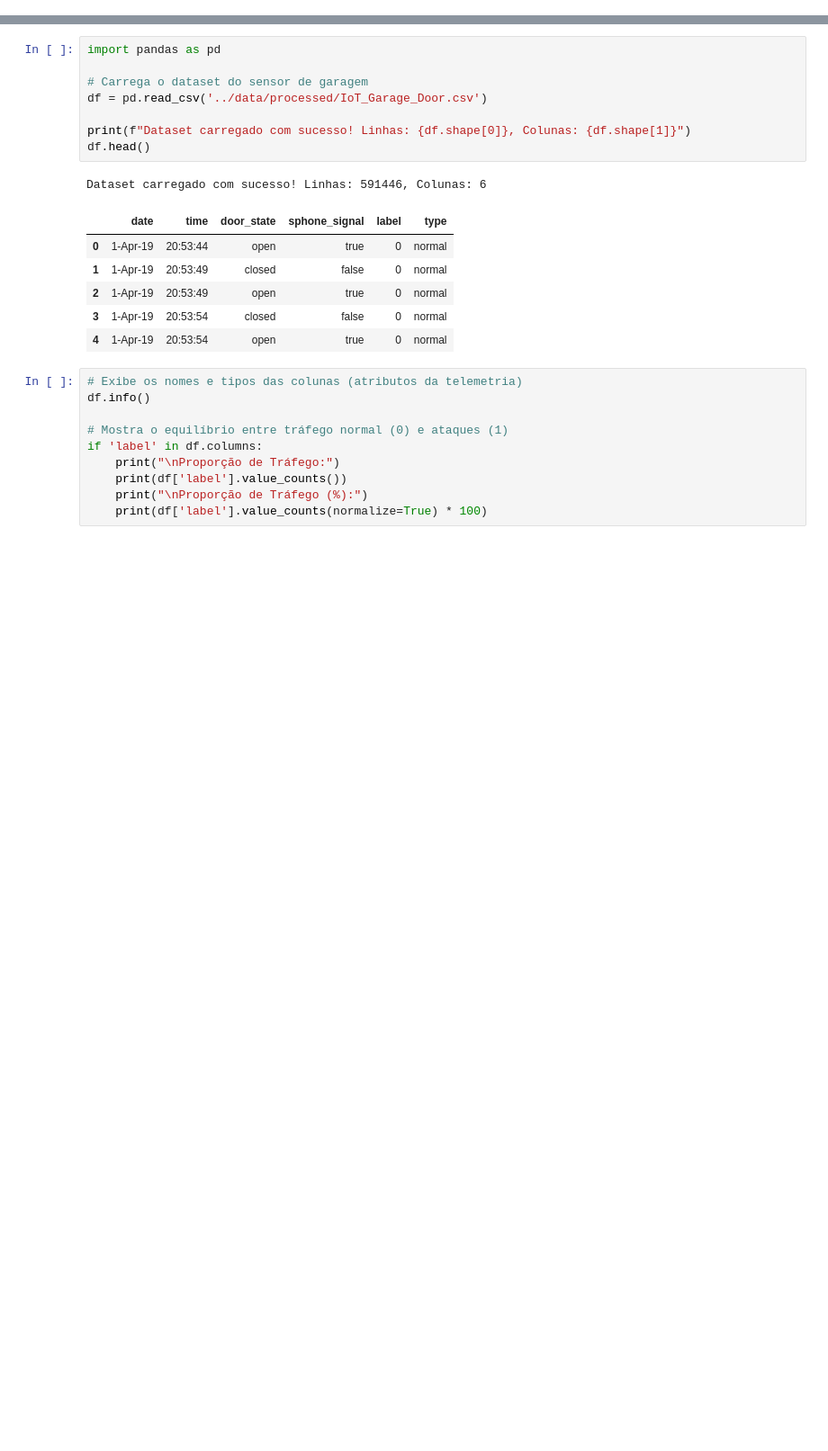
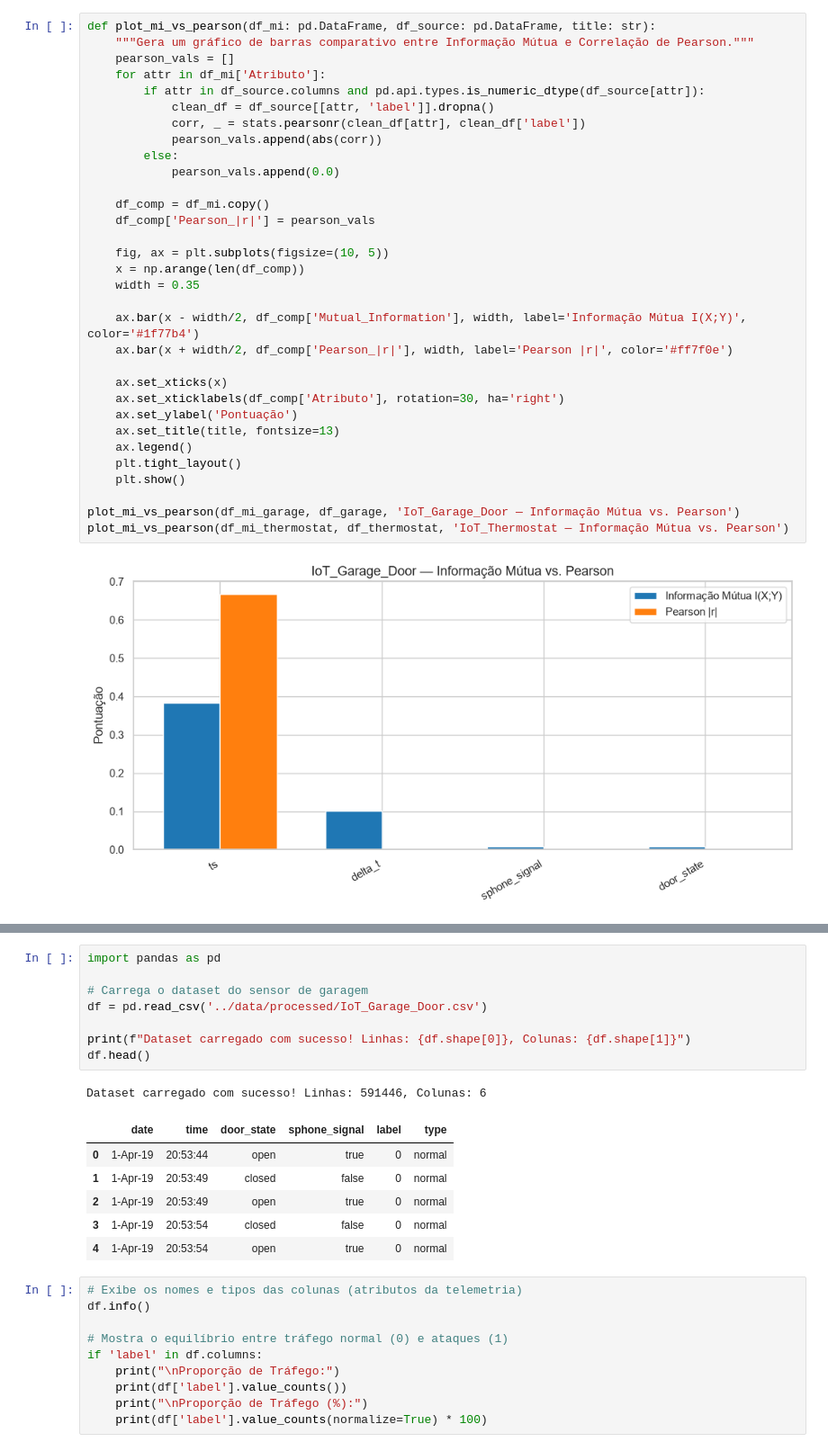
Before and after one commit to andregodoyro/iot-cyber-ids-ml, a Jupyter notebook: notebooks/1.0-eda.ipynb, the cells around one changed output, grey strips where cells are left out. Shown at 90% size. Cells and saved outputs as stored; diff of their text form; blank space fills up the shorter version.

```diff
--- a/notebooks/1.0-eda.ipynb
+++ b/notebooks/1.0-eda.ipynb
@@ -0,0 +304,34 @@
+# %%
+def plot_mi_vs_pearson(df_mi: pd.DataFrame, df_source: pd.DataFrame, title: str):
+    """Gera um gráfico de barras comparativo entre Informação Mútua e Correlação de Pearson."""
+    pearson_vals = []
+    for attr in df_mi['Atributo']:
+        if attr in df_source.columns and pd.api.types.is_numeric_dtype(df_source[attr]):
+            clean_df = df_source[[attr, 'label']].dropna()
+            corr, _ = stats.pearsonr(clean_df[attr], clean_df['label'])
+            pearson_vals.append(abs(corr))
+        else:
+            pearson_vals.append(0.0)
+
+    df_comp = df_mi.copy()
+    df_comp['Pearson_|r|'] = pearson_vals
+
+    fig, ax = plt.subplots(figsize=(10, 5))
+    x = np.arange(len(df_comp))
+    width = 0.35
+
+    ax.bar(x - width/2, df_comp['Mutual_Information'], width, label='Informação Mútua I(X;Y)', color='#1f77b4')
+    ax.bar(x + width/2, df_comp['Pearson_|r|'], width, label='Pearson |r|', color='#ff7f0e')
+
+    ax.set_xticks(x)
+    ax.set_xticklabels(df_comp['Atributo'], rotation=30, ha='right')
+    ax.set_ylabel('Pontuação')
+    ax.set_title(title, fontsize=13)
+    ax.legend()
+    plt.tight_layout()
+    plt.show()
+
+plot_mi_vs_pearson(df_mi_garage, df_garage, 'IoT_Garage_Door — Informação Mútua vs. Pearson')
+plot_mi_vs_pearson(df_mi_thermostat, df_thermostat, 'IoT_Thermostat — Informação Mútua vs. Pearson')
+# %% [output]
+[figure, added]
```
Also changed, not shown: parts of 18 cells of this notebook.
